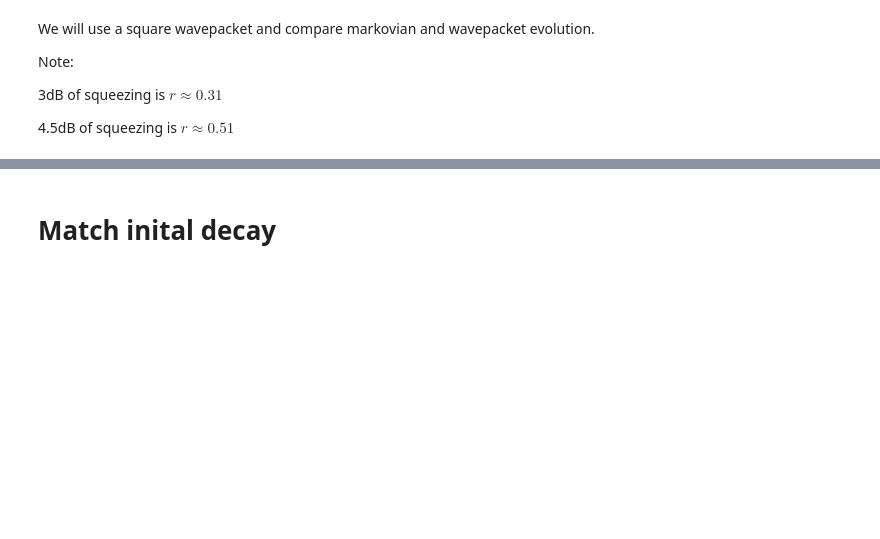
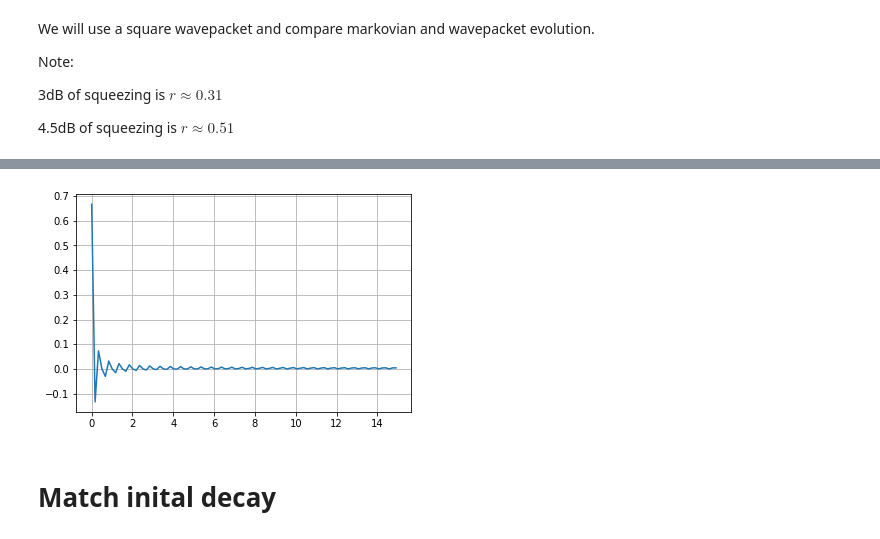
Before and after one commit to CQuIC/pysme, a Jupyter notebook: notebooks/purity-example.ipynb, the cells around one changed output, grey strips where cells are left out. Cells and saved outputs as stored; diff of their text form; code cells hidden in the pictures; blank space fills up the shorter version.

```diff
--- a/notebooks/purity-example.ipynb
+++ b/notebooks/purity-example.ipynb
@@ -48,3 +52,8 @@ def xi_rect(t, a, b):
 
 def xi_gau(t, Omega, ta):
     return np.power(Omega**2/(2*np.pi), 1/4) * np.exp(-Omega**2*(t - ta)**2/4)
+# %%
+
+xi_len = 4
+
+xis = xi_rect(times, 0, xi_len)
@@ -51,3 +113,22 @@ def xi_gau(t, Omega, ta):
+# %%
+from scipy.fft import fft
+# Number of sample points
+
+# sample spacing
+
+x = np.linspace(0, xi_len + 2, num=xi_len*30 + 60)
+N = len(x)
+T = x[2]-x[1]
+y = xi_rect(x, 0, xi_len)
+yf = fft(y)
+xf = np.linspace(0.0, 1.0/(2.0*T), N//2)
+
+plt.plot(xf, 2.0/N * yf[0:N//2])
+#plt.plot(xf, (1/np.sqrt(2*np.pi))*np.sinc(4*np.pi*np.pi*xf/(2*xi_len)))
+plt.grid()
+plt.show()
+# %% [output]
+[figure, added]
 # %% [markdown]
 # Match inital decay
 # %%
```
Also changed, not shown: parts of 10 cells of this notebook.
